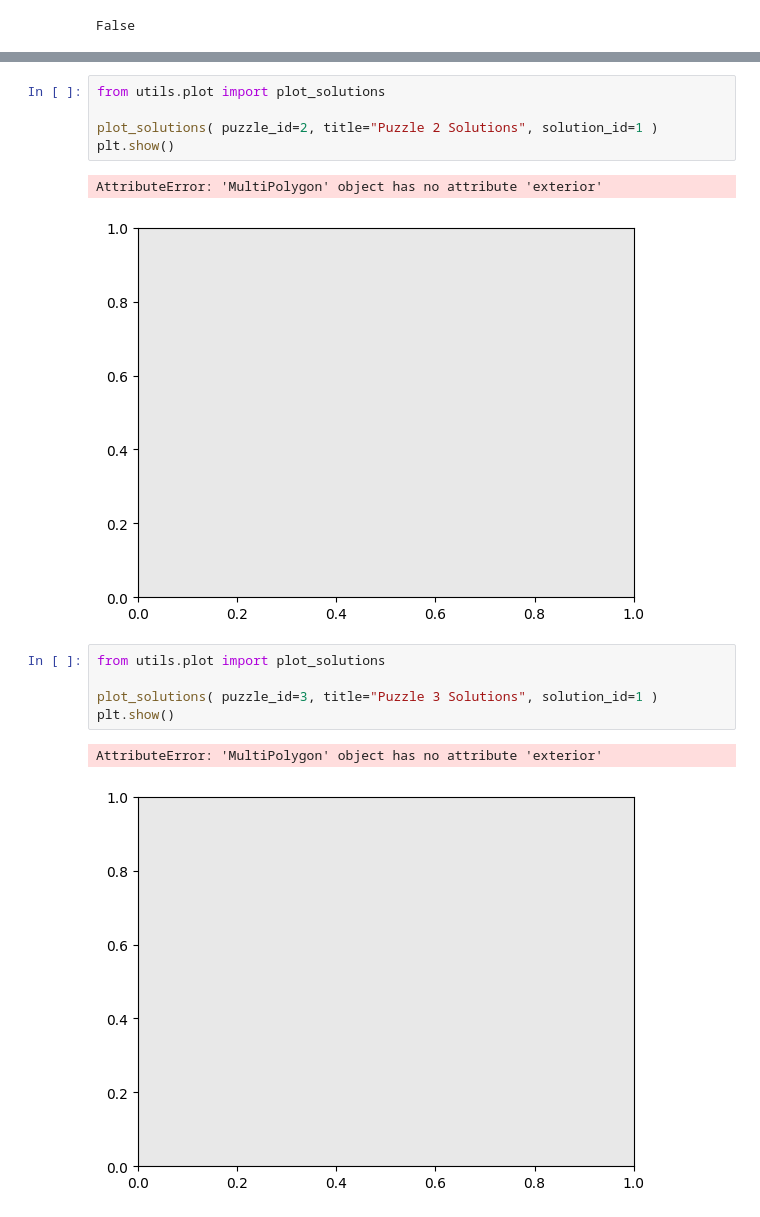
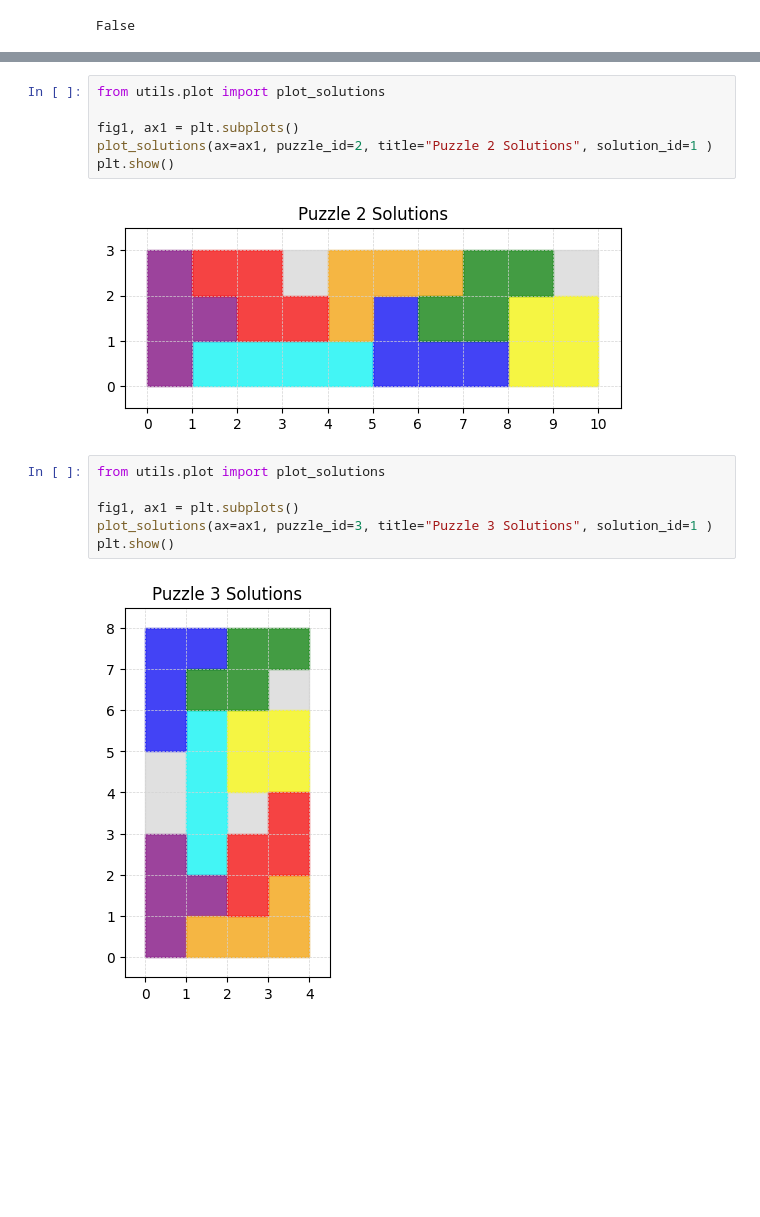
Before and after one commit to pmags/project_tadb_fcup_20242025, a Jupyter notebook: examples/notebooks/dev.ipynb, the cells around one changed output, grey strips where cells are left out. Drawn from its saved outputs; the diff is of its cells as text; blank space fills up the shorter version.

```diff
--- a/examples/notebooks/dev.ipynb
+++ b/examples/notebooks/dev.ipynb
@@ -165,16 +206,16 @@ AttributeError: 'MultiPolygon' object has no attribute 'exterior'
 # %%
 from utils.plot import plot_solutions
 
-plot_solutions( puzzle_id=2, title="Puzzle 2 Solutions", solution_id=1 )
+fig1, ax1 = plt.subplots()
+plot_solutions(ax=ax1, puzzle_id=2, title="Puzzle 2 Solutions", solution_id=1 )
 plt.show()
 # %% [output]
-AttributeError: 'MultiPolygon' object has no attribute 'exterior'
-[figure, old version]
+[figure, new version]
 # %%
 from utils.plot import plot_solutions
 
-plot_solutions( puzzle_id=3, title="Puzzle 3 Solutions", solution_id=1 )
+fig1, ax1 = plt.subplots()
+plot_solutions(ax=ax1, puzzle_id=3, title="Puzzle 3 Solutions", solution_id=1 )
 plt.show()
 # %% [output]
-AttributeError: 'MultiPolygon' object has no attribute 'exterior'
-[figure, old version]
+[figure, new version]
```
Also changed, not shown: parts of 7 cells of this notebook, 1 other file.
